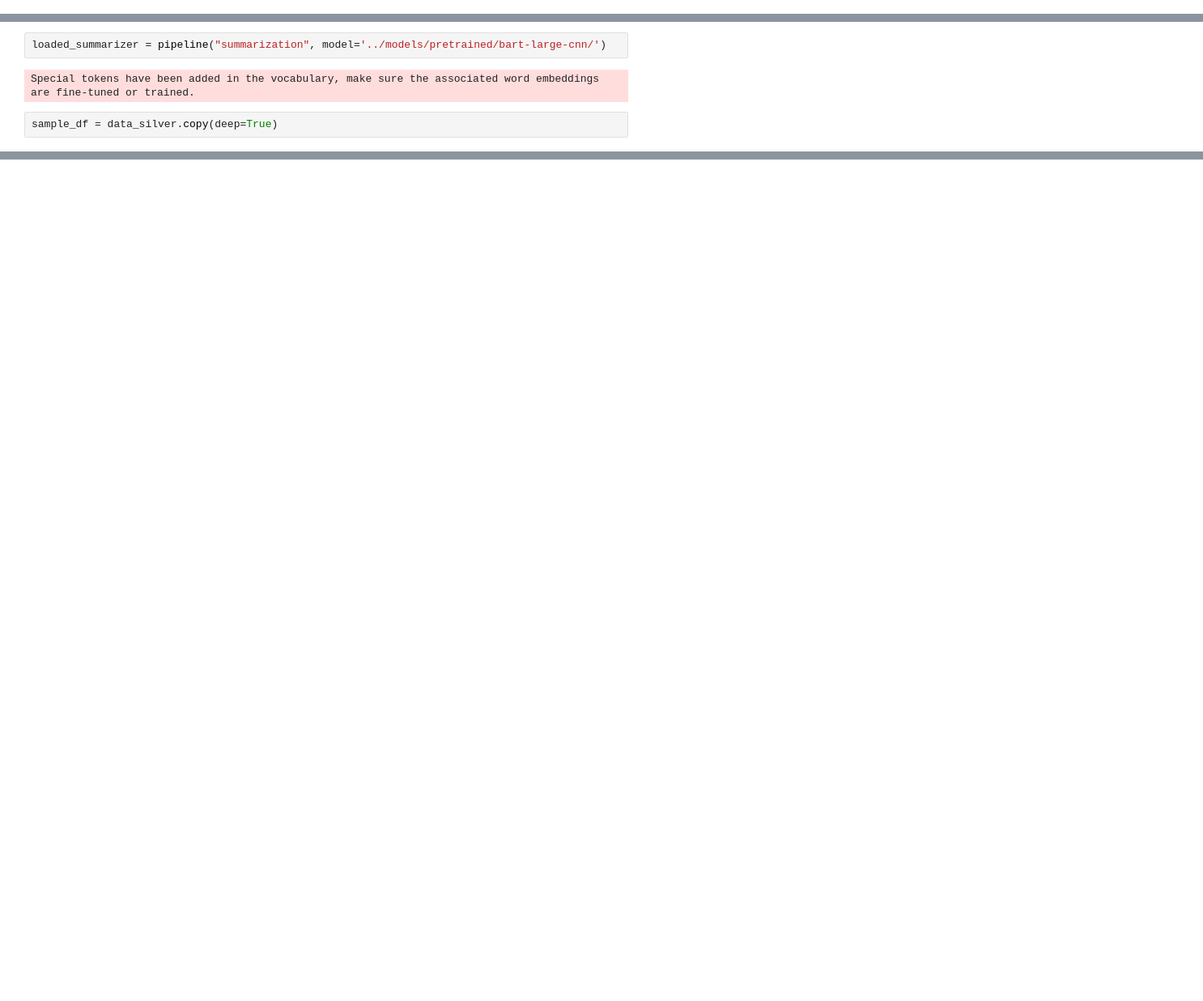
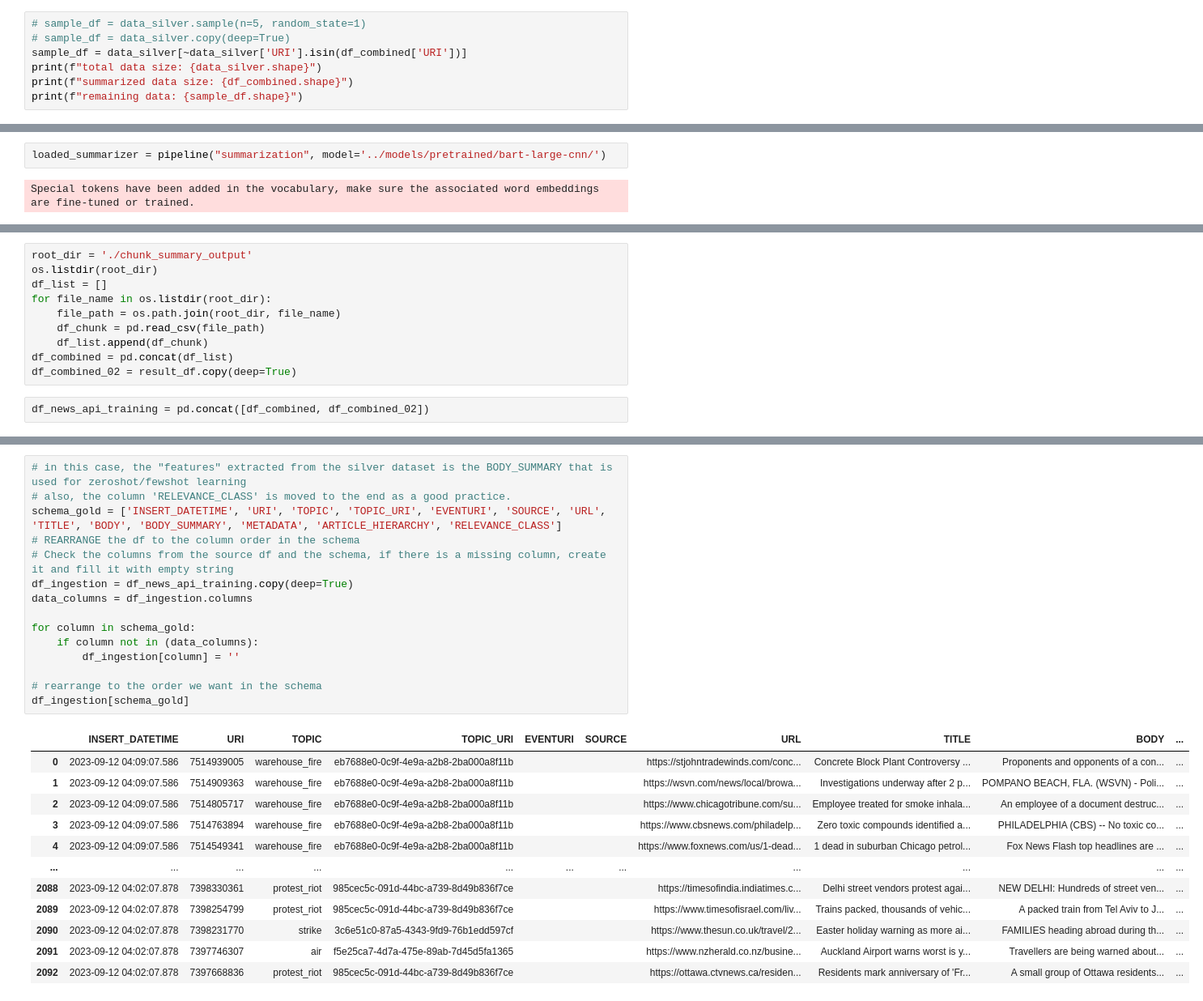
Before and after one commit to joshuavaple/mlflow_tutorial, a Jupyter notebook: experiments/summarize_silver.ipynb, the cells around one changed output, grey strips where cells are left out. Shown: that part at 81% size. Saved outputs shown, nothing was run; the diff lists cells and outputs as text; blank space fills up the shorter version.

```diff
--- a/experiments/summarize_silver.ipynb
+++ b/experiments/summarize_silver.ipynb
@@ -36,0 +56,7 @@ dtype: int64
+# %%
+# sample_df = data_silver.sample(n=5, random_state=1)
+# sample_df = data_silver.copy(deep=True)
+sample_df = data_silver[~data_silver['URI'].isin(df_combined['URI'])]
+print(f"total data size: {data_silver.shape}")
+print(f"summarized data size: {df_combined.shape}")
+print(f"remaining data: {sample_df.shape}")
@@ -38,5 +68,3 @@ dtype: int64
 loaded_summarizer = pipeline("summarization", model='../models/pretrained/bart-large-cnn/')
 # %% [output]
 Special tokens have been added in the vocabulary, make sure the associated word embeddings are fine-tuned or trained.
-# %%
-sample_df = data_silver.copy(deep=True)
@@ -66,0 +154,12 @@ Your max_length is set to 200, but your input_length is only 113. Since this is
+# %%
+root_dir = './chunk_summary_output'
+os.listdir(root_dir)
+df_list = []
+for file_name in os.listdir(root_dir):
+    file_path = os.path.join(root_dir, file_name)
+    df_chunk = pd.read_csv(file_path)
+    df_list.append(df_chunk)
+df_combined = pd.concat(df_list)
+df_combined_02 = result_df.copy(deep=True)
+# %%
+df_news_api_training = pd.concat([df_combined, df_combined_02])
@@ -66,0 +182,28 @@ Your max_length is set to 200, but your input_length is only 113. Since this is
+# %%
+# in this case, the "features" extracted from the silver dataset is the BODY_SUMMARY that is used for zeroshot/fewshot learning
+# also, the column 'RELEVANCE_CLASS' is moved to the end as a good practice.
+schema_gold = ['INSERT_DATETIME', 'URI', 'TOPIC', 'TOPIC_URI', 'EVENTURI', 'SOURCE', 'URL', 'TITLE', 'BODY', 'BODY_SUMMARY', 'METADATA', 'ARTICLE_HIERARCHY', 'RELEVANCE_CLASS']
+# REARRANGE the df to the column order in the schema
+# Check the columns from the source df and the schema, if there is a missing column, create it and fill it with empty string
+df_ingestion = df_news_api_training.copy(deep=True)
+data_columns = df_ingestion.columns
+
+for column in schema_gold:
+    if column not in (data_columns):
+        df_ingestion[column] = ''
+
+# rearrange to the order we want in the schema
+df_ingestion[schema_gold]
+# %% [output]
+|  | INSERT_DATETIME | URI | TOPIC | TOPIC_URI | EVENTURI | SOURCE | URL | TITLE | BODY | ... |
+| 0 | 2023-09-12 04:09:07.586 | 7514939005 | warehouse_fire | eb7688e0-0c9f-4e9a-a2b8-2ba000a8f11b |  |  | https://stjohntradewinds.com/conc... | Concrete Block Plant Controversy ... | Proponents and opponents of a con... | ... |
+| 1 | 2023-09-12 04:09:07.586 | 7514909363 | warehouse_fire | eb7688e0-0c9f-4e9a-a2b8-2ba000a8f11b |  |  | https://wsvn.com/news/local/browa... | Investigations underway after 2 p... | POMPANO BEACH, FLA. (WSVN) - Poli... | ... |
+| 2 | 2023-09-12 04:09:07.586 | 7514805717 | warehouse_fire | eb7688e0-0c9f-4e9a-a2b8-2ba000a8f11b |  |  | https://www.chicagotribune.com/su... | Employee treated for smoke inhala... | An employee of a document destruc... | ... |
+| 3 | 2023-09-12 04:09:07.586 | 7514763894 | warehouse_fire | eb7688e0-0c9f-4e9a-a2b8-2ba000a8f11b |  |  | https://www.cbsnews.com/philadelp... | Zero toxic compounds identified a... | PHILADELPHIA (CBS) -- No toxic co... | ... |
+| 4 | 2023-09-12 04:09:07.586 | 7514549341 | warehouse_fire | eb7688e0-0c9f-4e9a-a2b8-2ba000a8f11b |  |  | https://www.foxnews.com/us/1-dead... | 1 dead in suburban Chicago petrol... | Fox News Flash top headlines are ... | ... |
+| ... | ... | ... | ... | ... | ... | ... | ... | ... | ... | ... |
+| 2088 | 2023-09-12 04:02:07.878 | 7398330361 | protest_riot | 985cec5c-091d-44bc-a739-8d49b836f7ce |  |  | https://timesofindia.indiatimes.c... | Delhi street vendors protest agai... | NEW DELHI: Hundreds of street ven... | ... |
+| 2089 | 2023-09-12 04:02:07.878 | 7398254799 | protest_riot | 985cec5c-091d-44bc-a739-8d49b836f7ce |  |  | https://www.timesofisrael.com/liv... | Trains packed, thousands of vehic... | A packed train from Tel Aviv to J... | ... |
+| 2090 | 2023-09-12 04:02:07.878 | 7398231770 | strike | 3c6e51c0-87a5-4343-9fd9-76b1edd597cf |  |  | https://www.thesun.co.uk/travel/2... | Easter holiday warning as more ai... | FAMILIES heading abroad during th... | ... |
+| 2091 | 2023-09-12 04:02:07.878 | 7397746307 | air | f5e25ca7-4d7a-475e-89ab-7d45d5fa1365 |  |  | https://www.nzherald.co.nz/busine... | Auckland Airport warns worst is y... | Travellers are being warned about... | ... |
+| 2092 | 2023-09-12 04:02:07.878 | 7397668836 | protest_riot | 985cec5c-091d-44bc-a739-8d49b836f7ce |  |  | https://ottawa.ctvnews.ca/residen... | Residents mark anniversary of 'Fr... | A small group of Ottawa residents... | ... |
```
Also changed, not shown: parts of 11 cells of this notebook, 4 other files.
